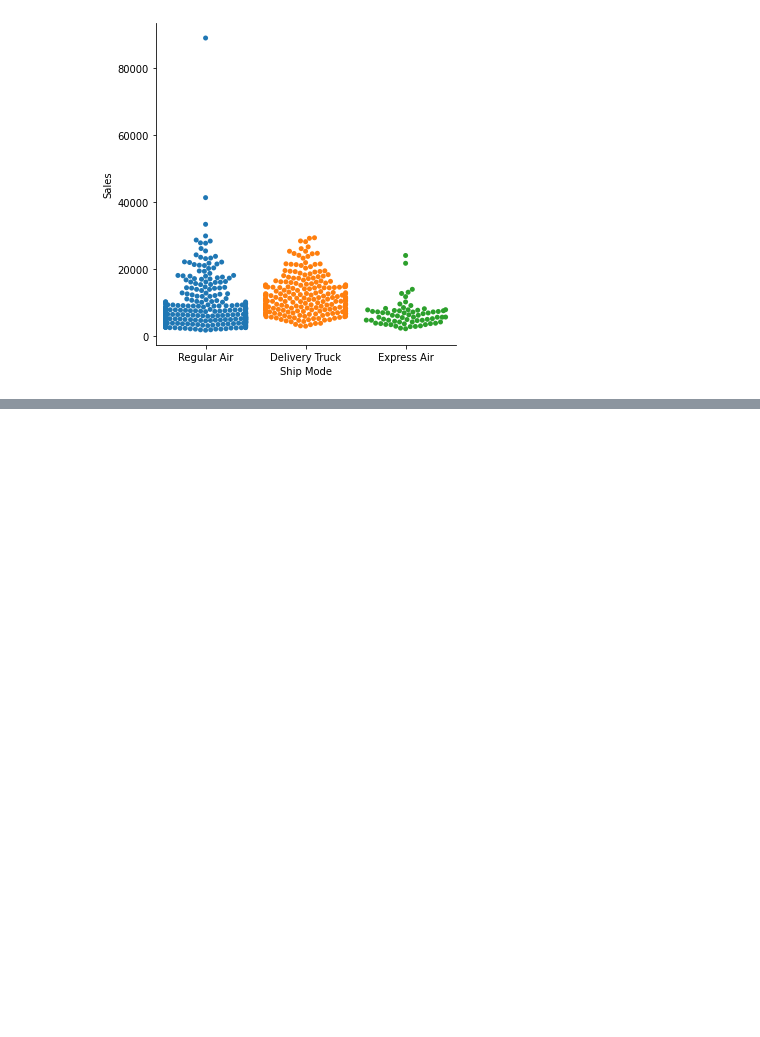
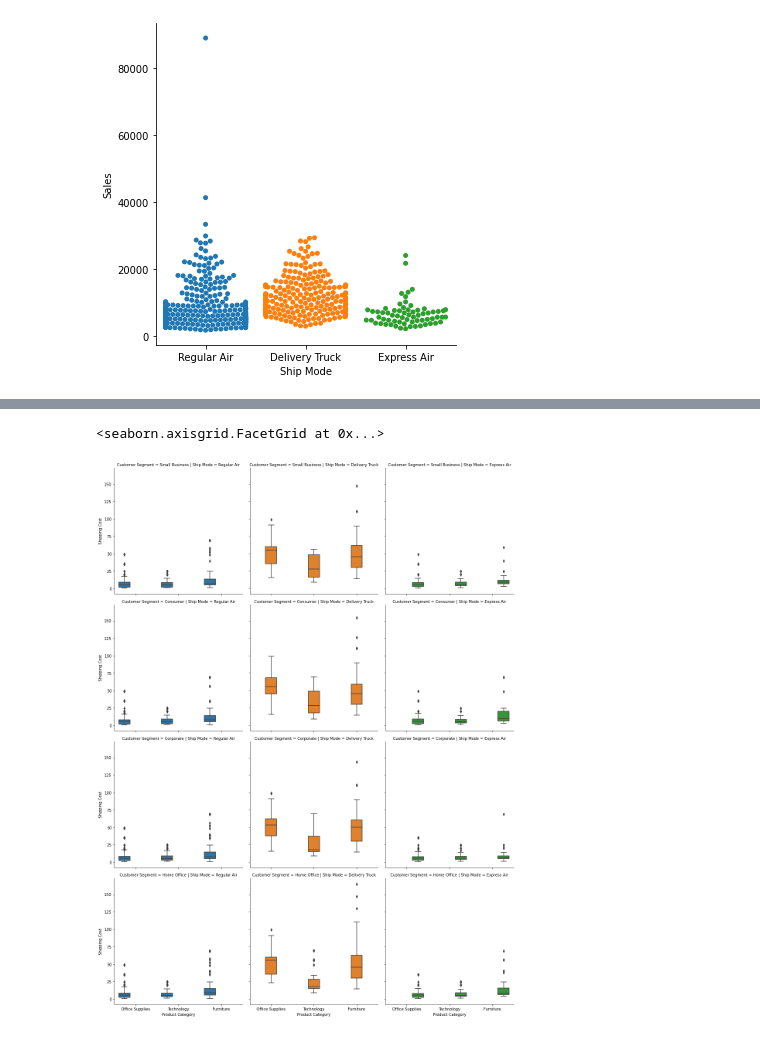
Before and after one commit to raushan9jnv/Pratice-SEABORN-Library, a Jupyter notebook: Pratice_SEABORN_.ipynb, the cells around one changed output, grey strips where cells are left out. Saved outputs shown, nothing was run; the diff lists cells and outputs as text; code cells hidden in the pictures; blank space fills up the shorter version.

```diff
--- a/Pratice_SEABORN_.ipynb
+++ b/Pratice_SEABORN_.ipynb
@@ -171,0 +189,5 @@ sns.catplot("Ship Mode","Sales",data=sales.query("Profit > 1000"),kind='swarm')
+# %%
+sns.catplot("Product Category","Shipping Cost",hue='Ship Mode',col='Ship Mode',row='Customer Segment',data=sales,kind='box')
+# %% [output]
+<seaborn.axisgrid.FacetGrid at 0x...>
+[figure, added]
```
Also changed, not shown: parts of 15 cells of this notebook.
